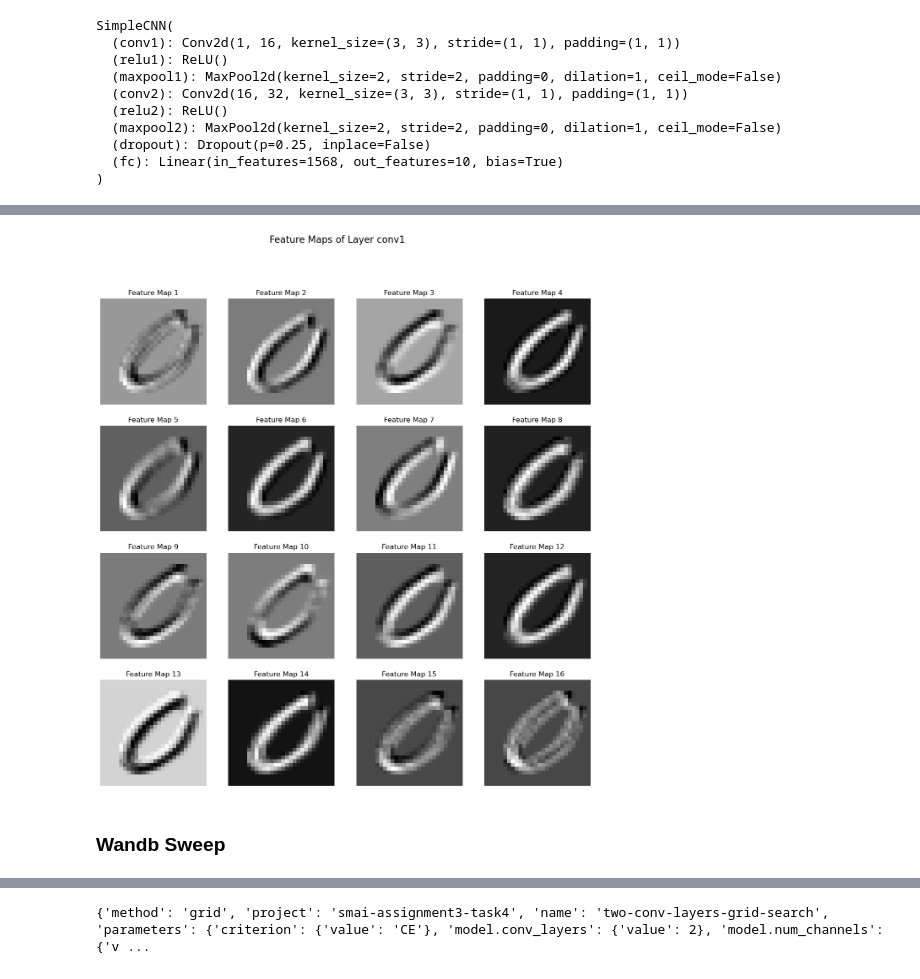
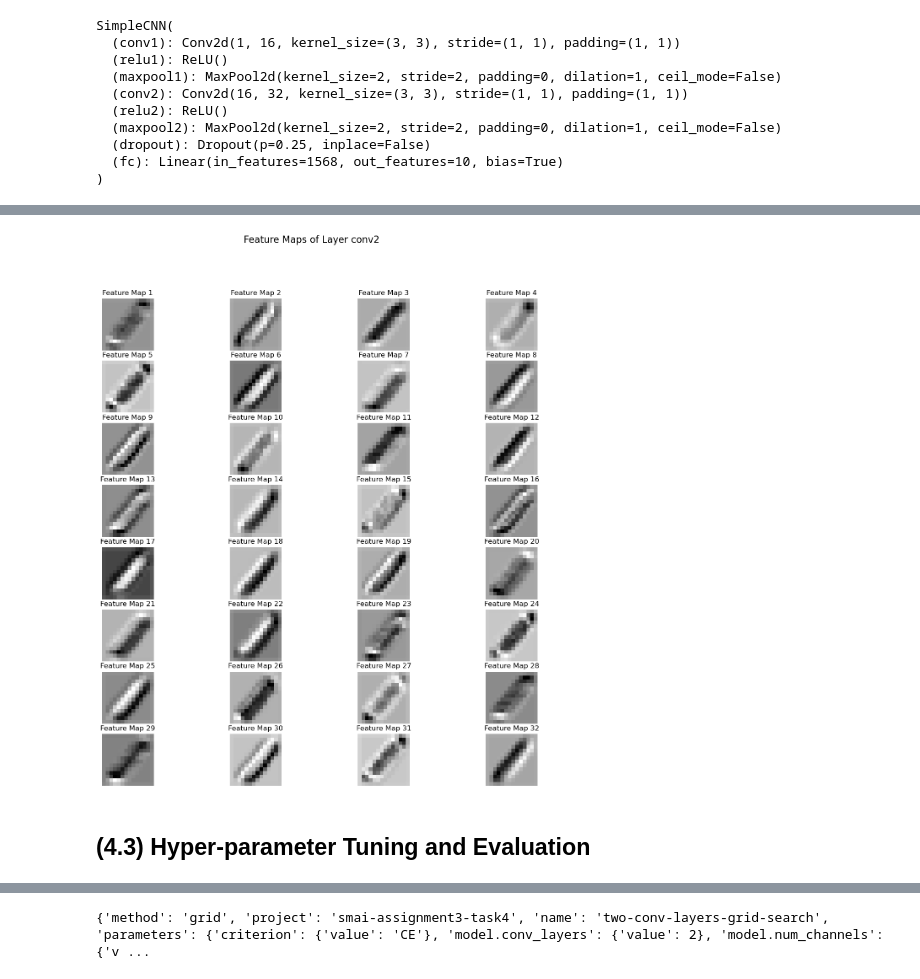
Before and after one commit to fine-man/smai-assignment-3, a Jupyter notebook: 4.ipynb, the cells around one changed output, grey strips where cells are left out. Saved outputs shown, nothing was run; the diff lists cells and outputs as text; code cells hidden in the pictures.

Commit message:
added almost everything from 4th question

```diff
--- a/4.ipynb
+++ b/4.ipynb
@@ -169,5 +177,5 @@ model = SimpleCNN(num_classes=10)
 criterion = nn.CrossEntropyLoss()
 optimizer = optim.Adam(model.parameters(), lr=0.001)
 
-train(model, criterion, optimizer, train_dataset, val_dataset, print_every=10000)
+train(model, criterion, optimizer, train_dataset, val_dataset, print_every=200, device='cuda')
 # %% [output]
@@ -200,12 +216,12 @@ executing.executing.NotOneValueFound: Expected one value, found 0
 # %%
 # Feature Maps before training
 image, label = train_dataset[0]
 
-visualize_feature_maps(model, image, 'conv1')
+visualize_feature_maps(model, image, 'conv2')
 # %% [output]
-[figure, old version]
+[figure, new version]
-# %% [markdown]
-### Wandb Sweep
+# %% [markdown]
+## (4.3) Hyper-parameter Tuning and Evaluation
 # %%
 def get_model(config):
     num_classes = config.pop("num_classes", 10)
```
Also changed, not shown: parts of 32 cells of this notebook, 1 other file.
